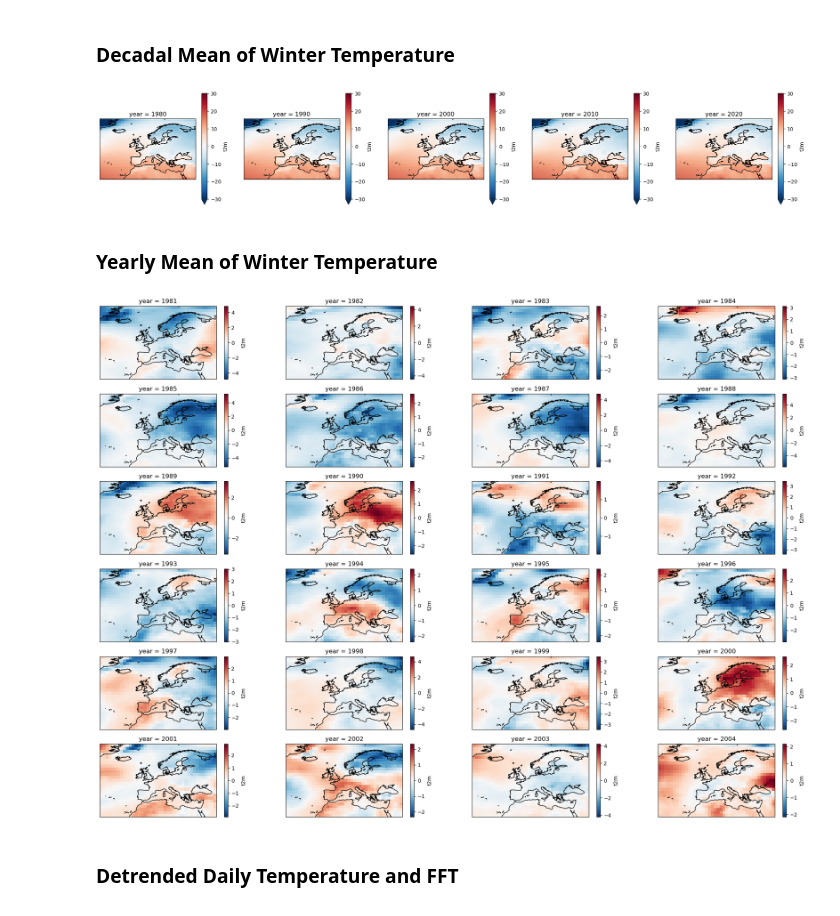
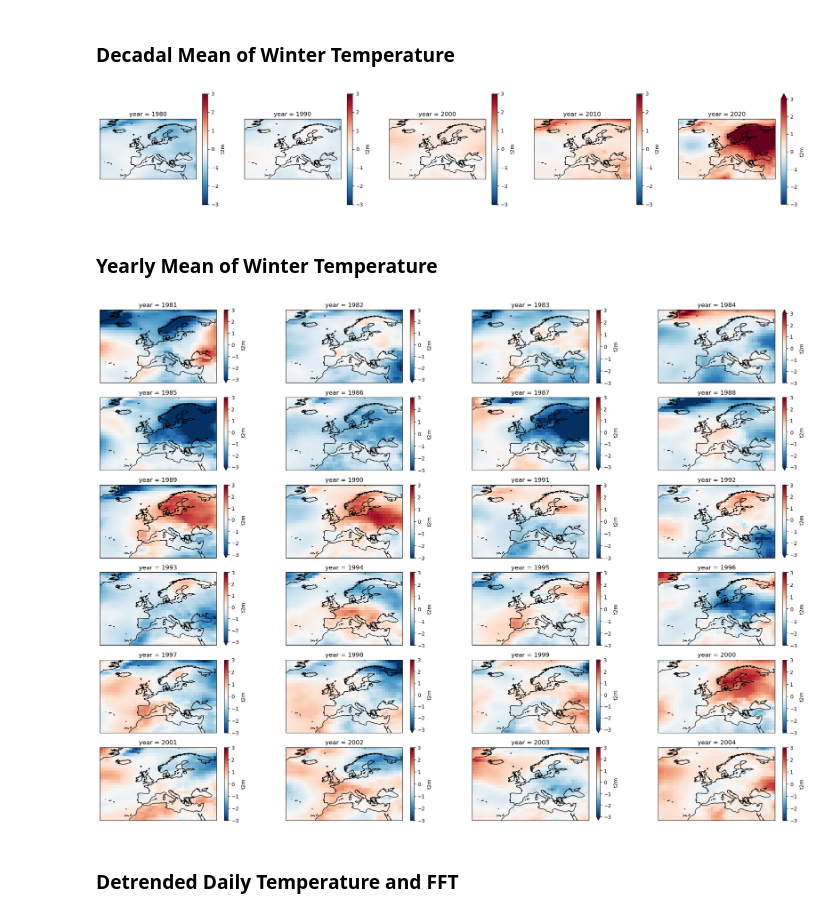
Before and after one commit to david-strahl/quasibi-europe, a Jupyter notebook: code/Untitled.ipynb, the cells around one changed output. Saved outputs shown, nothing was run; the diff lists cells and outputs as text; code cells hidden in the pictures.

```diff
--- a/code/Untitled.ipynb
+++ b/code/Untitled.ipynb
@@ -18,15 +26,15 @@ d.shape
 # %% [markdown]
 ### Decadal Mean of Winter Temperature
 # %%
-data = d.groupby(10*(d.time.dt.year // 10)).mean(dim="time")
+data = d.groupby(10*(d.time.dt.year // 10)).mean(dim="time") - d.mean(dim="time")
 
 fig, axs = plt.subplots(1, 5, figsize=(25, 4), subplot_kw={"projection": ccrs.PlateCarree()})
 
 for i, ax in enumerate(axs):
-    (data[i] - 278).plot(ax=ax, cmap="RdBu_r", vmin=-30, vmax=30)
+    data[i].plot(ax=ax, cmap="RdBu_r", vmin=-3, vmax=3)
     ax.coastlines()
 # %% [output]
-[figure, old version]
+[figure, new version]
 # %% [markdown]
 ### Yearly Mean of Winter Temperature
 # %%
@@ -36,10 +44,10 @@ mean = d.mean(dim="time")
 fig, axs = plt.subplots(6, 4, figsize=(25, 18), subplot_kw={"projection": ccrs.PlateCarree()})
 
 for i, ax in enumerate(axs.flatten()):
-    (data[i] - mean).plot(ax=ax, cmap="RdBu_r")
+    (data[i] - mean).plot(ax=ax, cmap="RdBu_r", vmin=-3, vmax=3)
     ax.coastlines()
 # %% [output]
-[figure, old version]
+[figure, new version]
 # %% [markdown]
 ### Detrended Daily Temperature and FFT
 # %%
```
Also changed, not shown: parts of 8 cells of this notebook, 3 other files.
